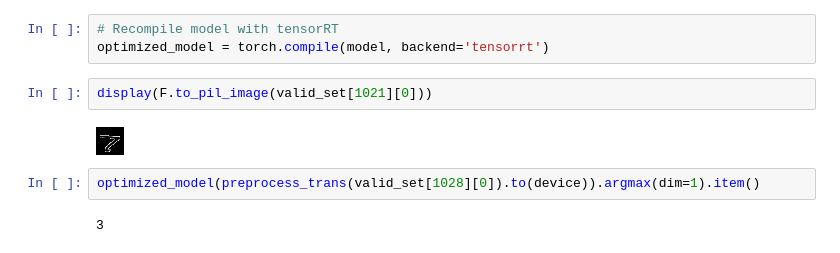
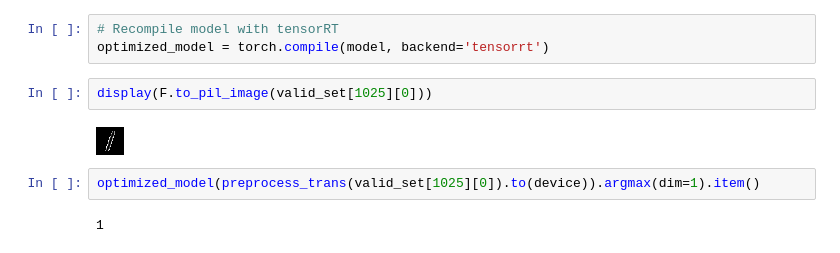
Before and after one commit to skaarfundgandr/Machine_Learning, a Jupyter notebook: Projects/MNIST/MNIST.ipynb, the cells around one changed output. Drawn from its saved outputs; the diff is of its cells as text.

```diff
--- a/Projects/MNIST/MNIST.ipynb
+++ b/Projects/MNIST/MNIST.ipynb
@@ -145,10 +158,10 @@ Epoch 20/20 done
 # Recompile model with tensorRT
 optimized_model = torch.compile(model, backend='tensorrt')
 # %%
-display(F.to_pil_image(valid_set[1021][0]))
+display(F.to_pil_image(valid_set[1025][0]))
 # %% [output]
-[figure, old version]
+[figure, new version]
 # %%
-optimized_model(preprocess_trans(valid_set[1028][0]).to(device)).argmax(dim=1).item()
+optimized_model(preprocess_trans(valid_set[1025][0]).to(device)).argmax(dim=1).item()
 # %% [output]
-3
+1
```
Also changed, not shown: parts of 9 cells of this notebook, 4 other files.
